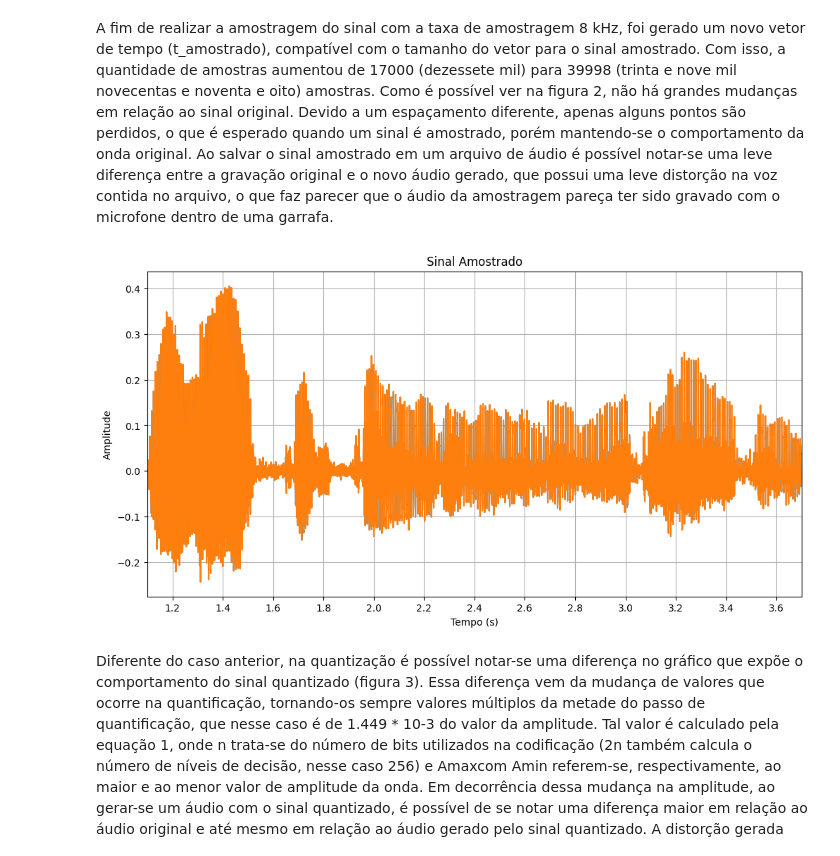
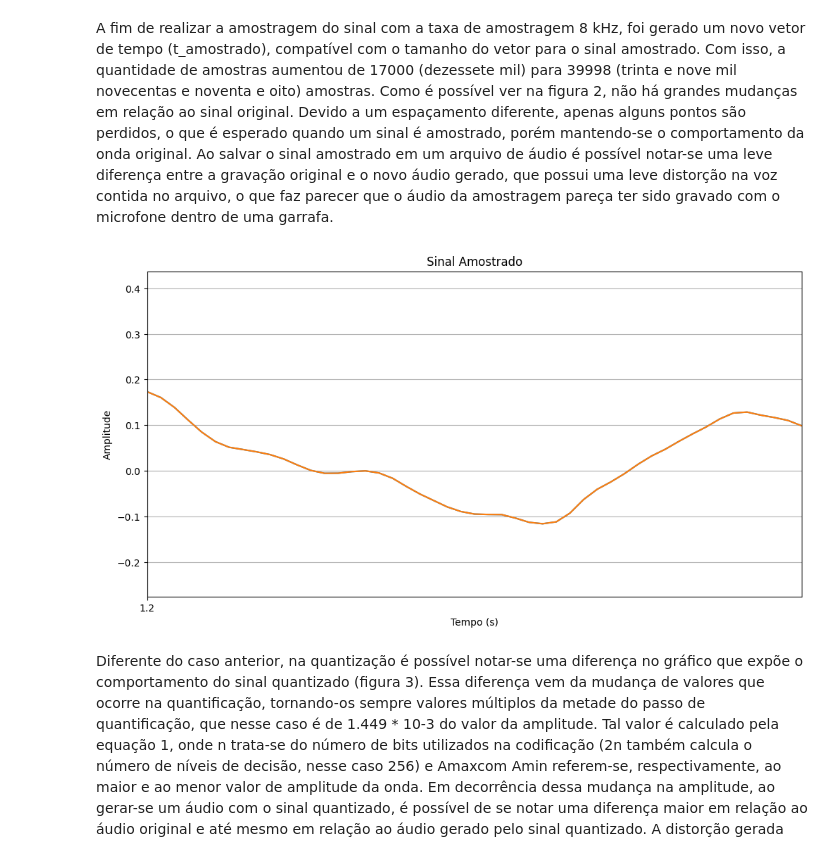
Before and after one commit to Eduelvs/Simulacoes-Telecomunicacoes, a Jupyter notebook: Lab06/lab6.ipynb, the cells around one changed output. Cells and saved outputs as stored; diff of their text form; code cells hidden in the pictures.

```diff
--- a/Lab06/lab6.ipynb
+++ b/Lab06/lab6.ipynb
@@ -70,25 +70,25 @@ plt.show()
  leve distorção na voz contida no arquivo, o que faz parecer que o áudio da amostragem pareça
  ter sido gravado com o microfone dentro de uma garrafa.
 # %%
-Fs_amostragem = 48000  # Nova taxa de amostragem
+Fs_amostragem = 24000  # Nova taxa de amostragem
 
 # Seleciona amostras proporcionalmente à taxa
 passo = int(fs / Fs_amostragem)
 sinal_amostrado = original_audio[::passo]
 t_amostrado = np.arange(len(sinal_amostrado)) / Fs_amostragem
 # Plot do sinal amostrado
 plt.figure(figsize=(12, 6))
 plt.plot(t_amostrado, sinal_amostrado)
 plt.xticks(np.arange(0, t[-1], 0.2))
 plt.xlabel("Tempo (s)")
 plt.ylabel("Amplitude")
-plt.xlim([1.1, 3.7])
-#plt.xlim([1, 1.5])
+#plt.xlim([1.1, 3.7])
+plt.xlim([1.2, 1.202])  # trecho pequeno do sinal
 plt.title("Sinal Amostrado")
 plt.grid(True)
 plt.show()
 # %% [output]
-[figure, old version]
+[figure, new version]
 # %% [markdown]
 Diferente do caso anterior, na quantização é possível notar-se uma diferença no gráfico
  que expõe o comportamento do sinal quantizado (figura 3). Essa diferença vem da mudança de
```
Also changed, not shown: parts of 3 cells of this notebook, 3 other files.
